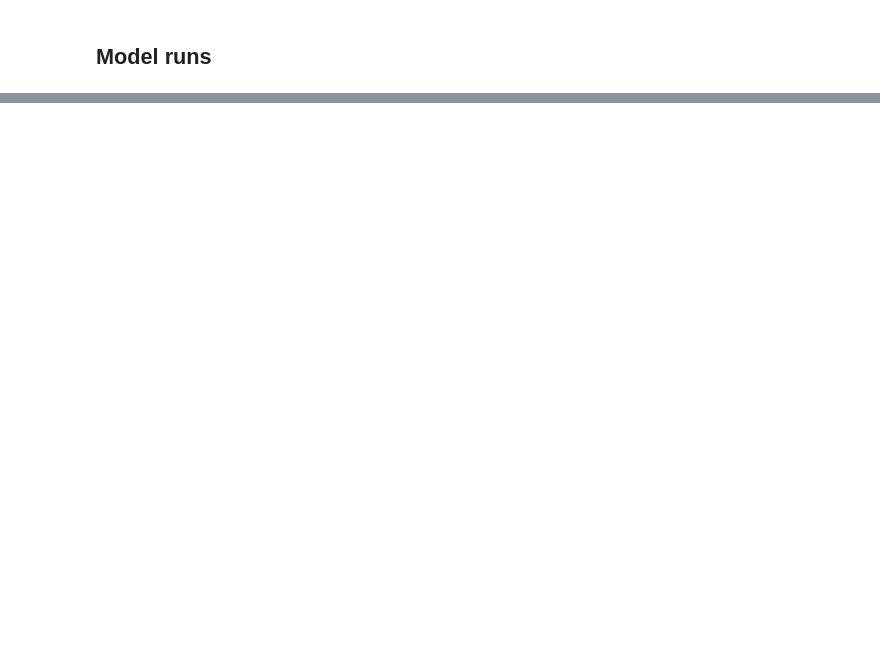
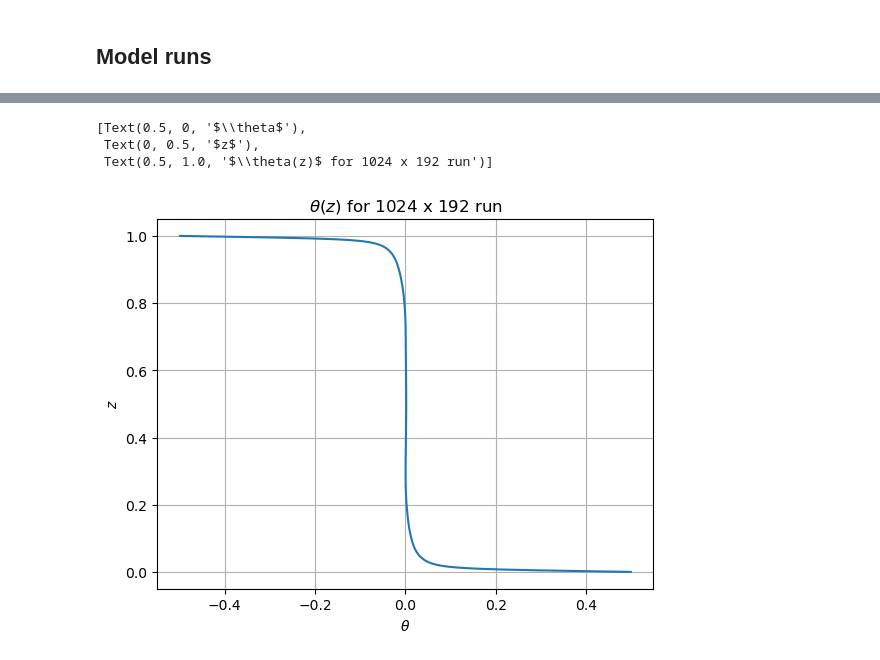
Before and after one commit to tschanzer/honours-project, a Jupyter notebook: notebooks/resolution_tests_highRa_v2.ipynb, the cells around one changed output, grey strips where cells are left out. Saved outputs shown, nothing was run; the diff lists cells and outputs as text; code cells hidden in the pictures; blank space fills up the shorter version.

```diff
--- a/notebooks/resolution_tests_highRa_v2.ipynb
+++ b/notebooks/resolution_tests_highRa_v2.ipynb
@@ -98,0 +163,16 @@ fig.tight_layout()
+# %%
+profiles = {}
+for res in data.keys():
+    profiles[res] = data[res].theta.mean(('x', 't')).compute()
+# %%
+fig, ax = plt.subplots()
+ax.plot(profiles[(1024, 192)], profiles[(1024, 192)].z)
+ax.grid()
+ax.set(
+    xlabel=r'$\theta$', ylabel='$z$',
+    title=r'$\theta(z)$ for 1024 x 192 run')
+# %% [output]
+[Text(0.5, 0, '$\\theta$'),
+ Text(0, 0.5, '$z$'),
+ Text(0.5, 1.0, '$\\theta(z)$ for 1024 x 192 run')]
+[figure, added]
```
Also changed, not shown: parts of 23 cells of this notebook.
